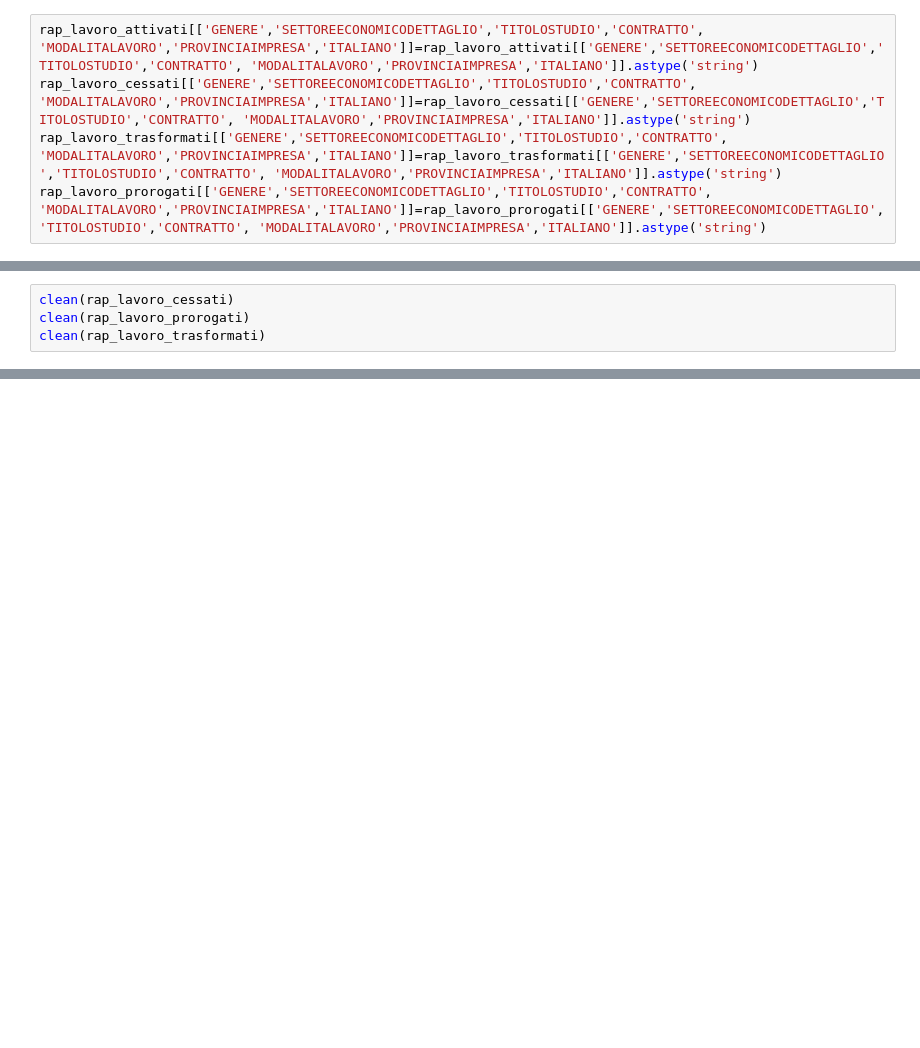
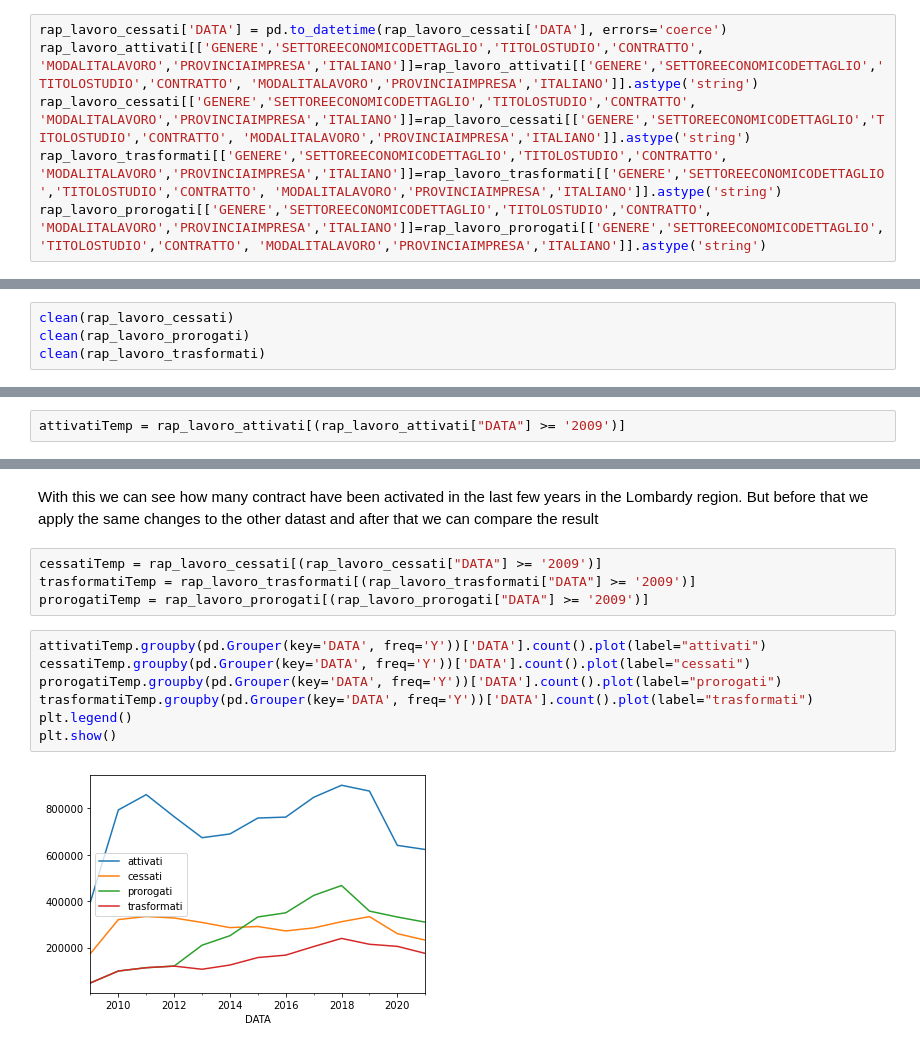
Before and after one commit to DragoE99/Drago-lamb_DataSforBusiness, a Jupyter notebook: DataSforBusiness_dragoLamb.ipynb, the cells around one changed output, grey strips where cells are left out. Cells and saved outputs as stored; diff of their text form; blank space fills up the shorter version.

```diff
--- a/DataSforBusiness_dragoLamb.ipynb
+++ b/DataSforBusiness_dragoLamb.ipynb
@@ -163,4 +81,5 @@ Then all the other column except for *ETA* will be converted to strings
 # %%
+rap_lavoro_cessati['DATA'] = pd.to_datetime(rap_lavoro_cessati['DATA'], errors='coerce')
 rap_lavoro_attivati[['GENERE','SETTOREECONOMICODETTAGLIO','TITOLOSTUDIO','CONTRATTO', 'MODALITALAVORO','PROVINCIAIMPRESA','ITALIANO']]=rap_lavoro_attivati[['GENERE','SETTOREECONOMICODETTAGLIO','TITOLOSTUDIO','CONTRATTO', 'MODALITALAVORO','PROVINCIAIMPRESA','ITALIANO']].astype('string')
 rap_lavoro_cessati[['GENERE','SETTOREECONOMICODETTAGLIO','TITOLOSTUDIO','CONTRATTO', 'MODALITALAVORO','PROVINCIAIMPRESA','ITALIANO']]=rap_lavoro_cessati[['GENERE','SETTOREECONOMICODETTAGLIO','TITOLOSTUDIO','CONTRATTO', 'MODALITALAVORO','PROVINCIAIMPRESA','ITALIANO']].astype('string')
 rap_lavoro_trasformati[['GENERE','SETTOREECONOMICODETTAGLIO','TITOLOSTUDIO','CONTRATTO', 'MODALITALAVORO','PROVINCIAIMPRESA','ITALIANO']]=rap_lavoro_trasformati[['GENERE','SETTOREECONOMICODETTAGLIO','TITOLOSTUDIO','CONTRATTO', 'MODALITALAVORO','PROVINCIAIMPRESA','ITALIANO']].astype('string')
@@ -340,0 +257,2 @@ clean(rap_lavoro_trasformati)
+# %%
+attivatiTemp = rap_lavoro_attivati[(rap_lavoro_attivati["DATA"] >= '2009')]
@@ -340,0 +277,15 @@ clean(rap_lavoro_trasformati)
+# %% [markdown]
+With this we can see how many contract have been activated in the last few years in the Lombardy region. But before that we apply the same changes to the other datast and after that we can compare the result
+# %%
+cessatiTemp = rap_lavoro_cessati[(rap_lavoro_cessati["DATA"] >= '2009')]
+trasformatiTemp = rap_lavoro_trasformati[(rap_lavoro_trasformati["DATA"] >= '2009')]
+prorogatiTemp = rap_lavoro_prorogati[(rap_lavoro_prorogati["DATA"] >= '2009')]
+# %%
+attivatiTemp.groupby(pd.Grouper(key='DATA', freq='Y'))['DATA'].count().plot(label="attivati")
+cessatiTemp.groupby(pd.Grouper(key='DATA', freq='Y'))['DATA'].count().plot(label="cessati")
+prorogatiTemp.groupby(pd.Grouper(key='DATA', freq='Y'))['DATA'].count().plot(label="prorogati")
+trasformatiTemp.groupby(pd.Grouper(key='DATA', freq='Y'))['DATA'].count().plot(label="trasformati")
+plt.legend()
+plt.show()
+# %% [output]
+[figure, added]
```
Also changed, not shown: parts of 26 cells of this notebook.
